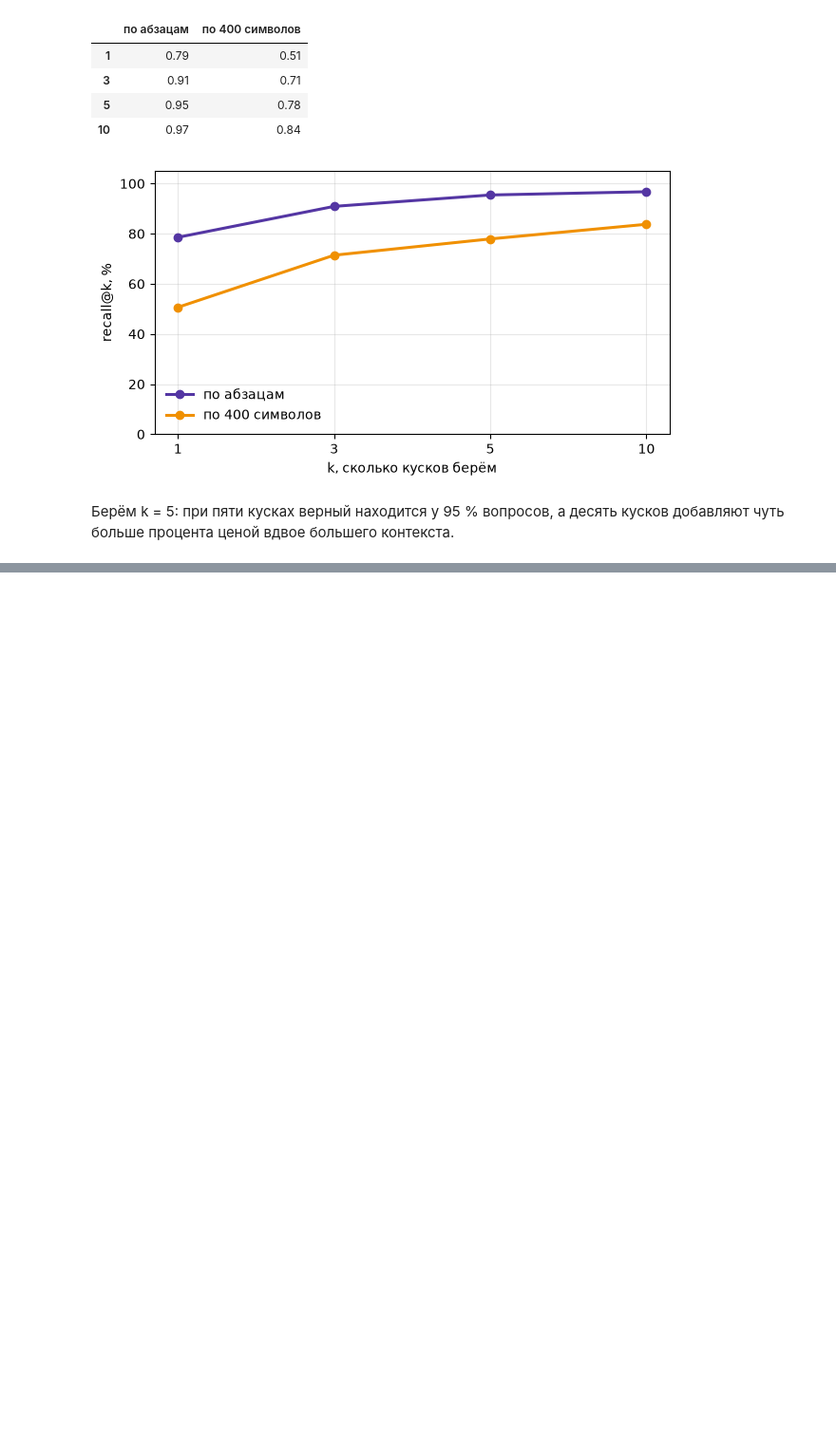
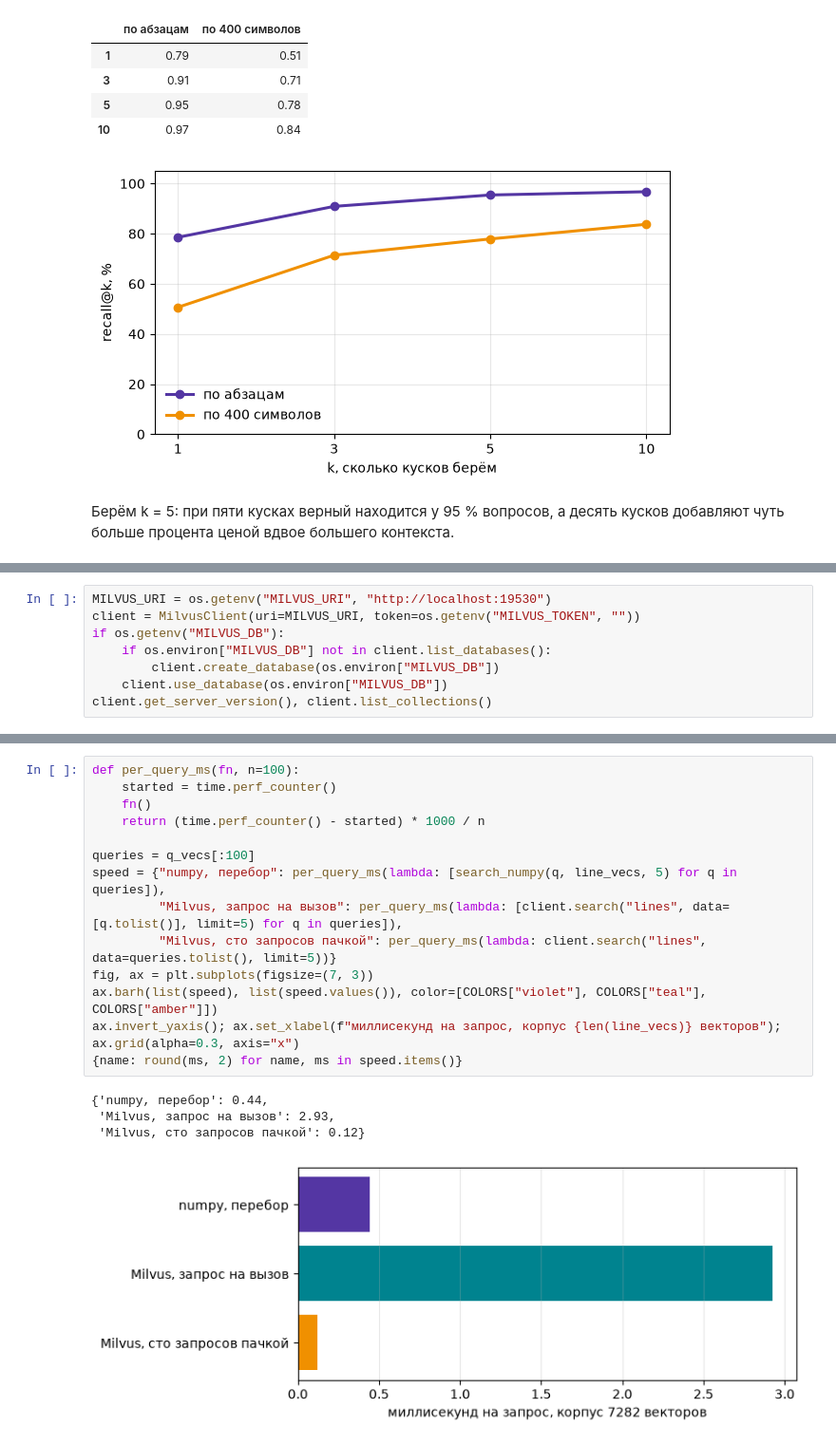
Before and after one commit to NorthMarshmallo/AI_Agent_events, a Jupyter notebook: notebooks/02_rag_memory.ipynb, the cells around one changed output, grey strips where cells are left out. Shown at 95% size. Drawn from its saved outputs; the diff is of its cells as text; blank space fills up the shorter version.

```diff
--- a/notebooks/02_rag_memory.ipynb
+++ b/notebooks/02_rag_memory.ipynb
@@ -358,0 +373,8 @@ pd.DataFrame(curves).round(2)
+# %%
+MILVUS_URI = os.getenv("MILVUS_URI", "http://localhost:19530")
+client = MilvusClient(uri=MILVUS_URI, token=os.getenv("MILVUS_TOKEN", ""))
+if os.getenv("MILVUS_DB"):
+    if os.environ["MILVUS_DB"] not in client.list_databases():
+        client.create_database(os.environ["MILVUS_DB"])
+    client.use_database(os.environ["MILVUS_DB"])
+client.get_server_version(), client.list_collections()
@@ -358,0 +451,19 @@ pd.DataFrame(curves).round(2)
+# %%
+def per_query_ms(fn, n=100):
+    started = time.perf_counter()
+    fn()
+    return (time.perf_counter() - started) * 1000 / n
+
+queries = q_vecs[:100]
+speed = {"numpy, перебор": per_query_ms(lambda: [search_numpy(q, line_vecs, 5) for q in queries]),
+         "Milvus, запрос на вызов": per_query_ms(lambda: [client.search("lines", data=[q.tolist()], limit=5) for q in queries]),
+         "Milvus, сто запросов пачкой": per_query_ms(lambda: client.search("lines", data=queries.tolist(), limit=5))}
+fig, ax = plt.subplots(figsize=(7, 3))
+ax.barh(list(speed), list(speed.values()), color=[COLORS["violet"], COLORS["teal"], COLORS["amber"]])
+ax.invert_yaxis(); ax.set_xlabel(f"миллисекунд на запрос, корпус {len(line_vecs)} векторов"); ax.grid(alpha=0.3, axis="x")
+{name: round(ms, 2) for name, ms in speed.items()}
+# %% [output]
+{'numpy, перебор': 0.44,
+ 'Milvus, запрос на вызов': 2.93,
+ 'Milvus, сто запросов пачкой': 0.12}
+[figure, added]
```
Also changed, not shown: parts of 10 cells of this notebook, 1 other file.
